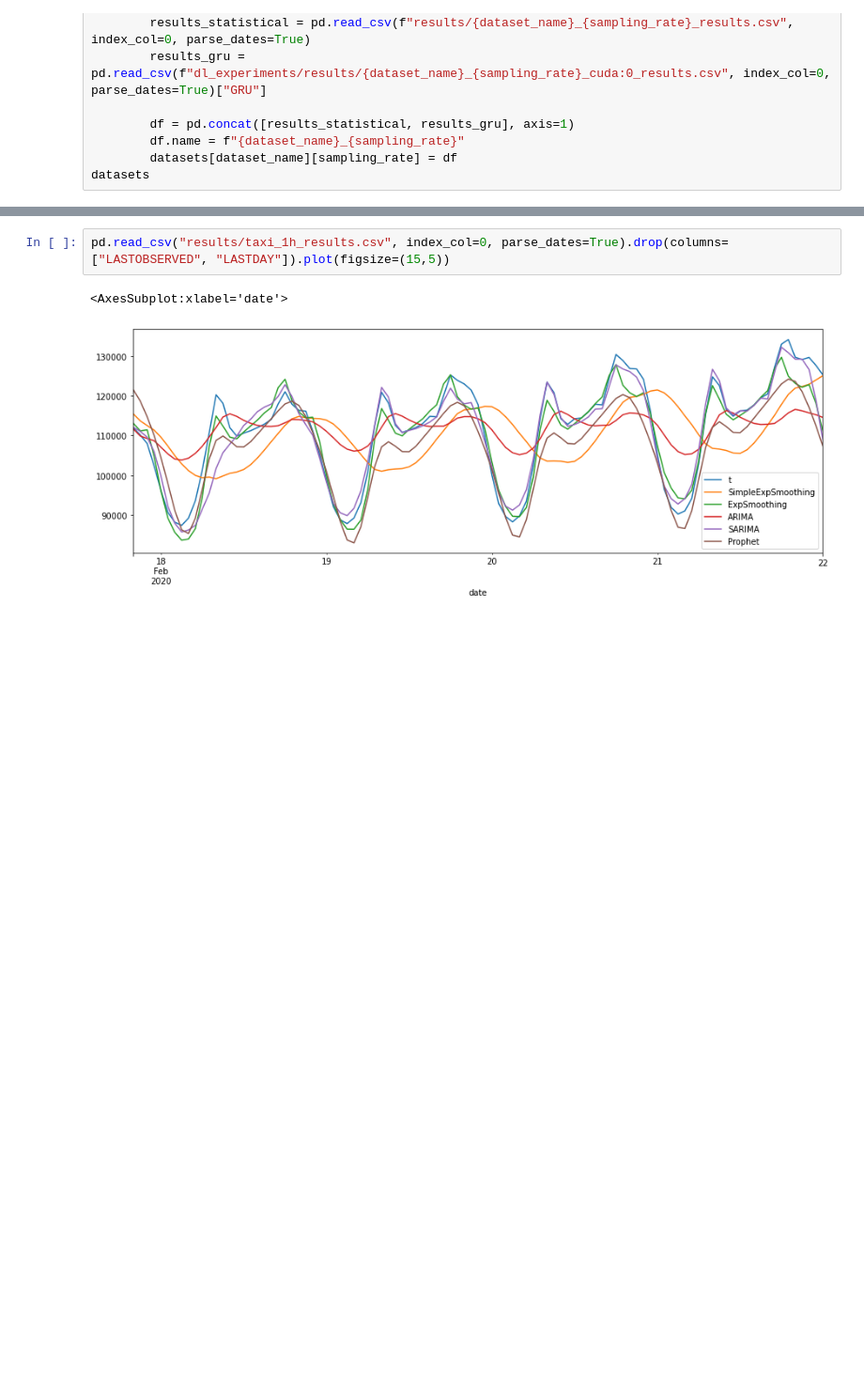
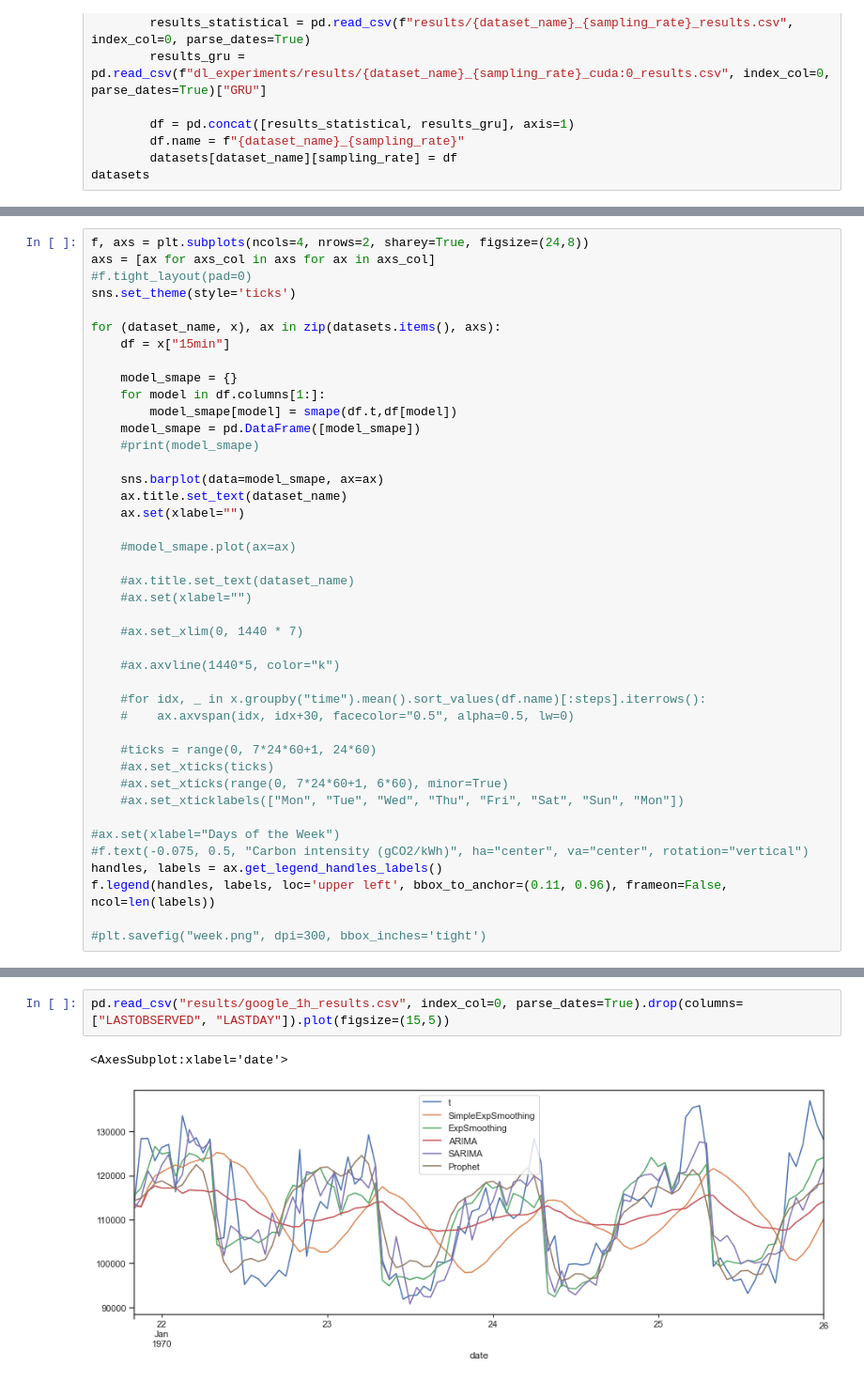
Before and after one commit to kainkordian/ELPTforDSP, a Jupyter notebook: Results.ipynb, the cells around one changed output, grey strips where cells are left out. Shown at 94% size. Cells and saved outputs as stored; diff of their text form; blank space fills up the shorter version.

Commit message:
more plotting code

```diff
--- a/Results.ipynb
+++ b/Results.ipynb
@@ -79,0 +102,42 @@ display(durations)
+# %%
+f, axs = plt.subplots(ncols=4, nrows=2, sharey=True, figsize=(24,8))
+axs = [ax for axs_col in axs for ax in axs_col]
+#f.tight_layout(pad=0)
+sns.set_theme(style='ticks')
+
+for (dataset_name, x), ax in zip(datasets.items(), axs):
+    df = x["15min"]
+
+    model_smape = {}
+    for model in df.columns[1:]:
+        model_smape[model] = smape(df.t,df[model])
+    model_smape = pd.DataFrame([model_smape])
+    #print(model_smape)
+
+    sns.barplot(data=model_smape, ax=ax)
+    ax.title.set_text(dataset_name)
+    ax.set(xlabel="")
+
+    #model_smape.plot(ax=ax)
+
+    #ax.title.set_text(dataset_name)
+    #ax.set(xlabel="")
+
+    #ax.set_xlim(0, 1440 * 7)
+
+    #ax.axvline(1440*5, color="k")
+
+    #for idx, _ in x.groupby("time").mean().sort_values(df.name)[:steps].iterrows():
+    #    ax.axvspan(idx, idx+30, facecolor="0.5", alpha=0.5, lw=0)
+
+    #ticks = range(0, 7*24*60+1, 24*60)
+    #ax.set_xticks(ticks)
+    #ax.set_xticks(range(0, 7*24*60+1, 6*60), minor=True)
+    #ax.set_xticklabels(["Mon", "Tue", "Wed", "Thu", "Fri", "Sat", "Sun", "Mon"])
+
+#ax.set(xlabel="Days of the Week")
+#f.text(-0.075, 0.5, "Carbon intensity (gCO2/kWh)", ha="center", va="center", rotation="vertical")
+handles, labels = ax.get_legend_handles_labels()
+f.legend(handles, labels, loc='upper left', bbox_to_anchor=(0.11, 0.96), frameon=False, ncol=len(labels))
+
+#plt.savefig("week.png", dpi=300, bbox_inches='tight')
@@ -80,5 +281,5 @@ display(durations)
 # %%
-pd.read_csv("results/taxi_1h_results.csv", index_col=0, parse_dates=True).drop(columns=["LASTOBSERVED", "LASTDAY"]).plot(figsize=(15,5))
+pd.read_csv("results/google_1h_results.csv", index_col=0, parse_dates=True).drop(columns=["LASTOBSERVED", "LASTDAY"]).plot(figsize=(15,5))
 # %% [output]
 <AxesSubplot:xlabel='date'>
-[figure, old version]
+[figure, new version]
```
Also changed, not shown: parts of 15 cells of this notebook, 1 other file.
